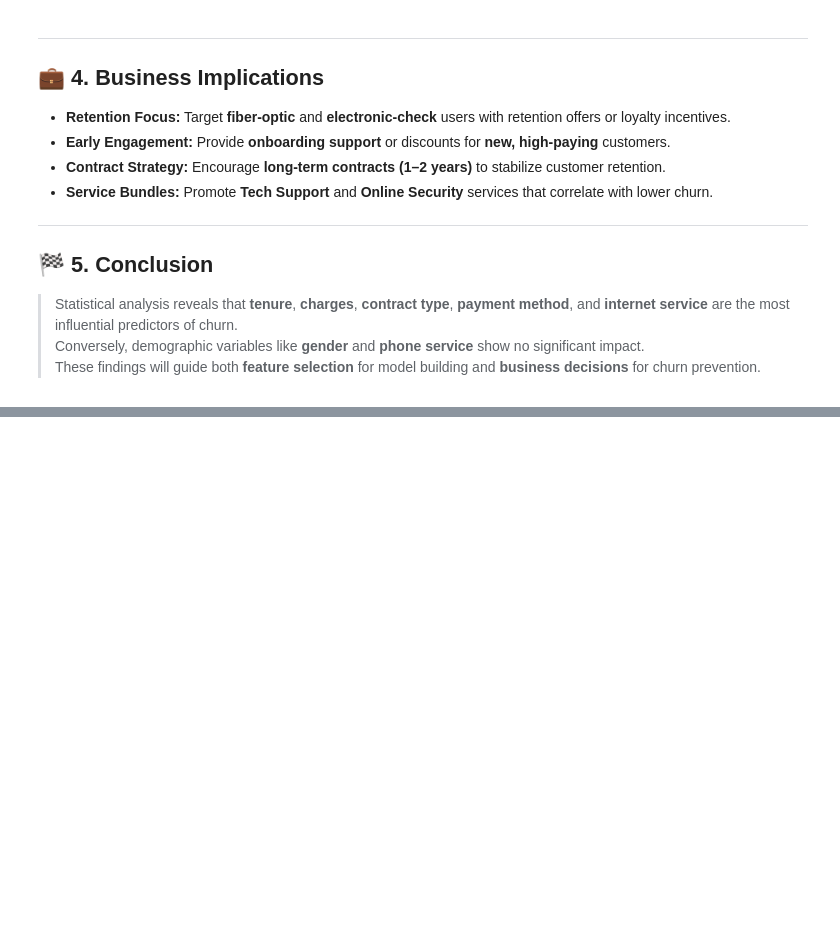
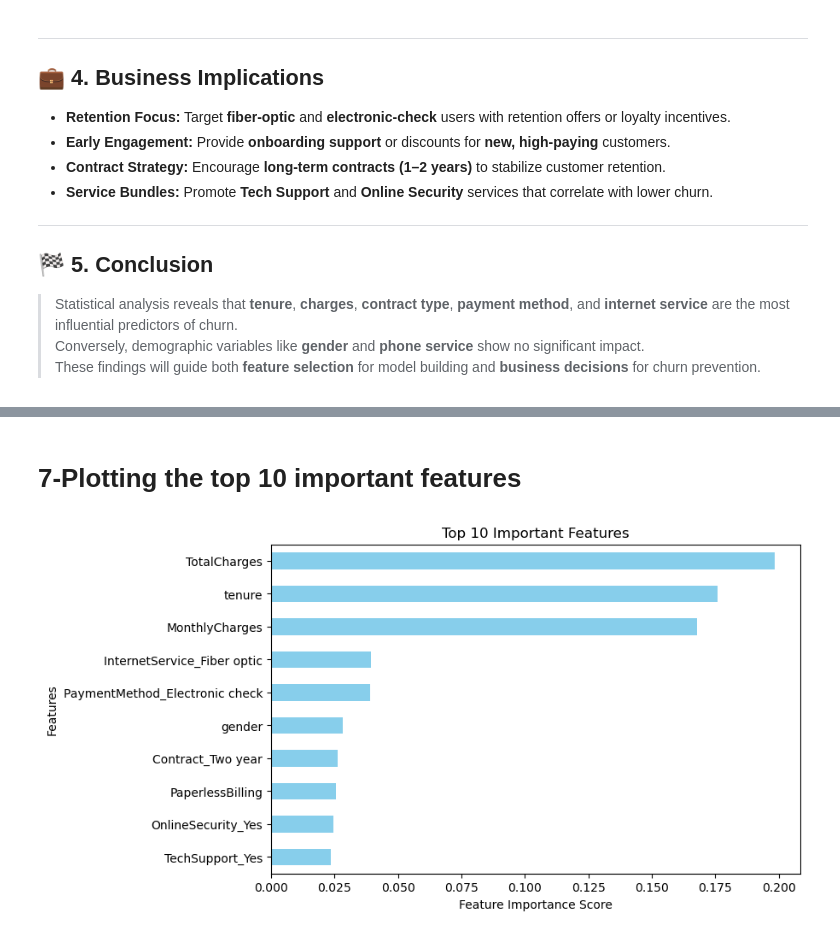
Before and after one commit to nhahub/NHA-010, a Jupyter notebook: notebooks/feature_engineering.ipynb, the cells around one changed output, grey strips where cells are left out. Saved outputs shown, nothing was run; the diff lists cells and outputs as text; code cells hidden in the pictures; blank space fills up the shorter version.

```diff
--- a/notebooks/feature_engineering.ipynb
+++ b/notebooks/feature_engineering.ipynb
@@ -133,0 +140,15 @@ Customers who are new (low tenure) and have higher monthly charges are the most
+# %%
+# Identify the most important features using Random Forest
+# Create and train the model
+model = RandomForestClassifier(random_state=42)
+model.fit(X, y)
+
+# Get the importance score for each feature
+importances = pd.Series(model.feature_importances_, index=X.columns)
+
+# Sort the features by importance and select the top 10
+important_features = importances.sort_values(ascending=False).head(10)
+
+# Display the top 10 important features
+print("\nTop 10 Important Features:")
+print(important_features)
@@ -133,0 +168,11 @@ Customers who are new (low tenure) and have higher monthly charges are the most
+# %% [markdown]
+# 7-Plotting the top 10 important features
+# %%
+plt.figure(figsize=(8,5))
+important_features.sort_values().plot(kind='barh', color='skyblue')
+plt.title('Top 10 Important Features')
+plt.xlabel('Feature Importance Score')
+plt.ylabel('Features')
+plt.show()
+# %% [output]
+[figure, added]
```
Also changed, not shown: parts of 10 cells of this notebook, 1 other file.
